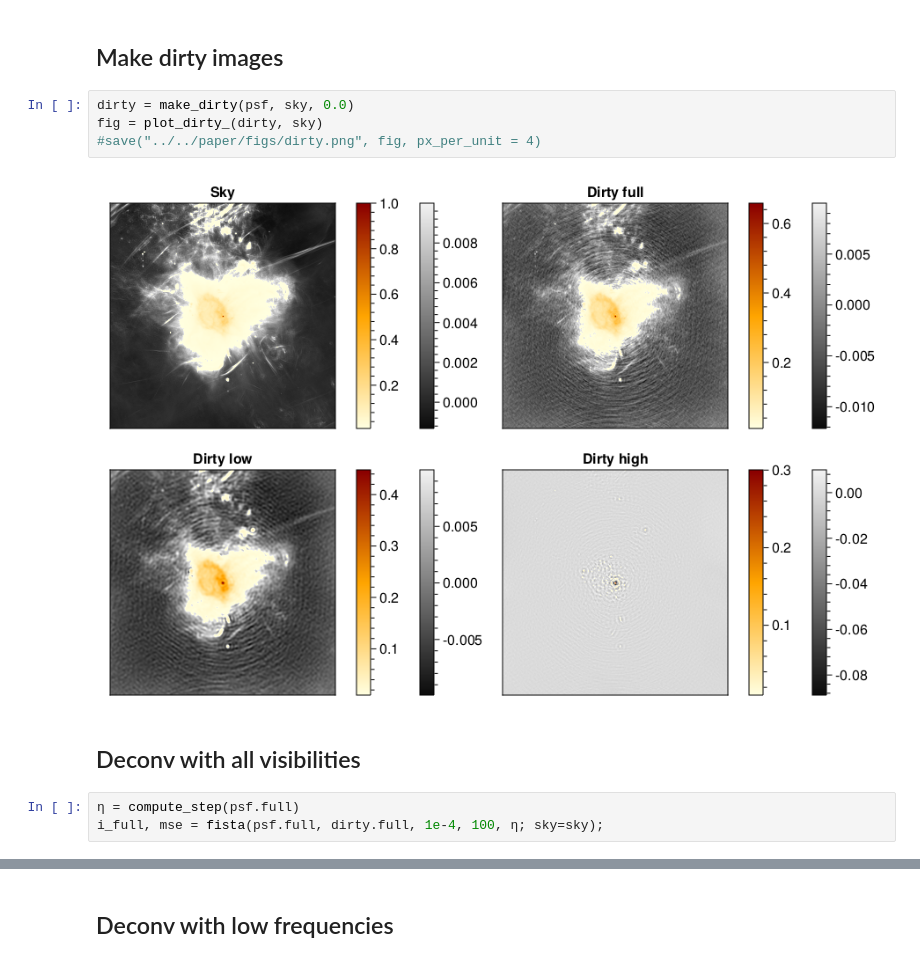
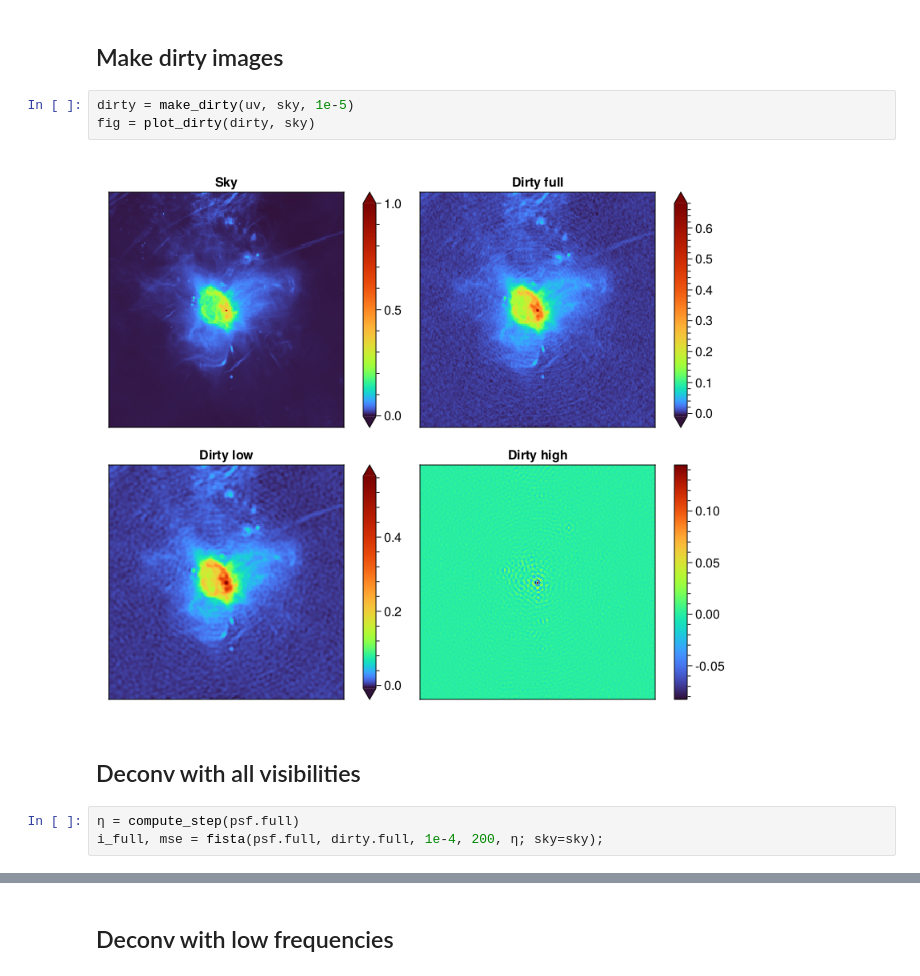
Before and after one commit to andferrari/DeconvMultiStep.jl, a Jupyter notebook: notebooks/main_meerkat.ipynb, the cells around one changed output, grey strips where cells are left out. Drawn from its saved outputs; the diff is of its cells as text.

```diff
--- a/notebooks/main_meerkat.ipynb
+++ b/notebooks/main_meerkat.ipynb
@@ -42,16 +42,15 @@ fig = plot_psf(psf, uv; zoom = 40)
 # %% [markdown]
 ## Make dirty images
-# %%
-dirty = make_dirty(psf, sky, 0.0)
-fig = plot_dirty_(dirty, sky)
-#save("../../paper/figs/dirty.png", fig, px_per_unit = 4)
-# %% [output]
-[figure, removed]
+# %%
+dirty = make_dirty(uv, sky, 1e-5)
+fig = plot_dirty(dirty, sky)
+# %% [output]
+[figure, added]
 # %% [markdown]
 ## Deconv with all visibilities
 # %%
 η = compute_step(psf.full)
-i_full, mse = fista(psf.full, dirty.full, 1e-4, 100, η; sky=sky);
+i_full, mse = fista(psf.full, dirty.full, 1e-4, 200, η; sky=sky);
 # %%
 titles = ["Full freq. dirty, snr = $(snr(sky, dirty.full)) dB"
         "Deconv full dirty, snr = $(snr(sky, i_full)) dB"]
```
Also changed, not shown: parts of 16 cells of this notebook, 7 other files.
